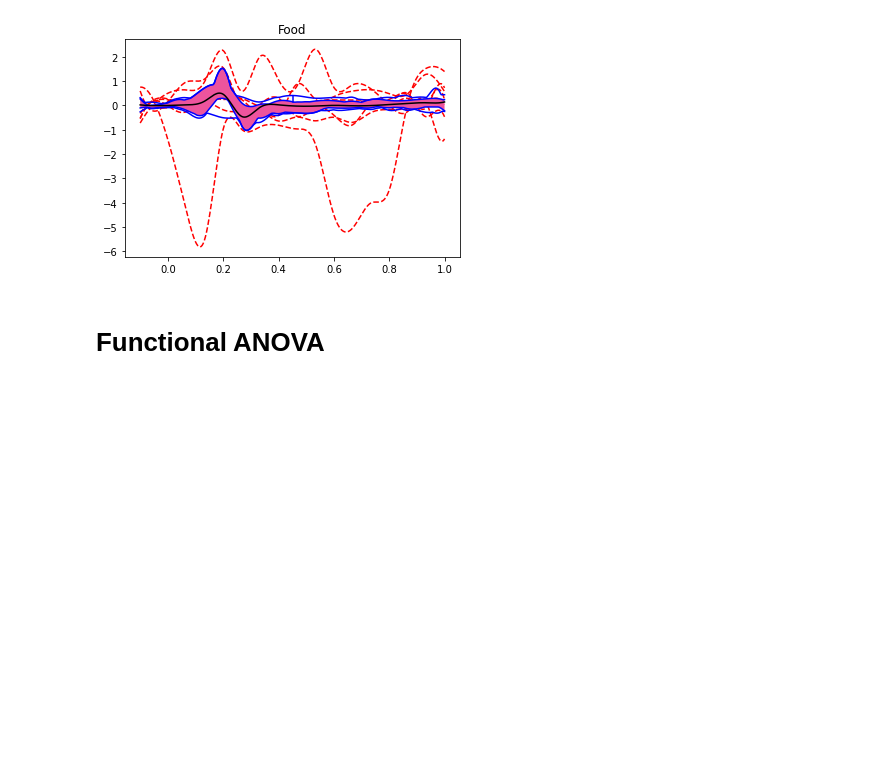
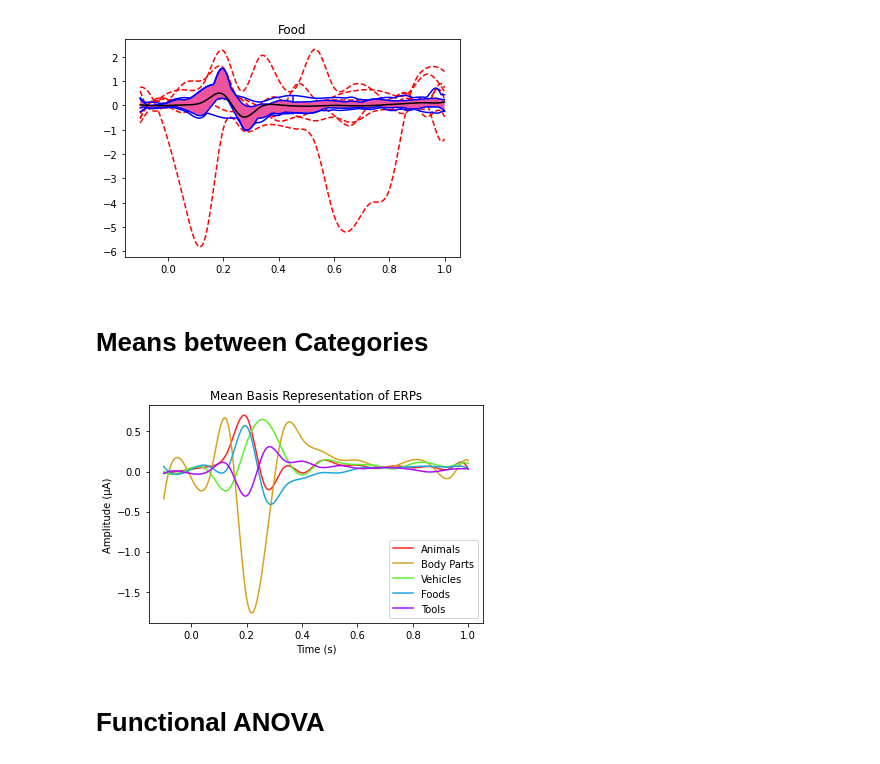
Before and after one commit to jaclaz/FDA-on-visual-ERPs, a Jupyter notebook: Notebooks/Functional Analysis.ipynb, the cells around one changed output. Saved outputs shown, nothing was run; the diff lists cells and outputs as text; code cells hidden in the pictures; blank space fills up the shorter version.

```diff
--- a/Notebooks/Functional Analysis.ipynb
+++ b/Notebooks/Functional Analysis.ipynb
@@ -161,6 +161,22 @@ for idx in outliers:
     data_food = data_food.drop('sub ' + str(idx), axis = 1)
 # %% [output]
 [figure]
+# %% [markdown]
+# Means between Categories
+# %%
+fig=animal.mean().plot(label = 'Animals', color = '#FC2523')
+body.mean().plot(fig, label = 'Body Parts', color = '#D9A21E')
+vehicle.mean().plot(fig, label = 'Vehicles', color = '#58F02E')
+food.mean().plot(fig, label = 'Foods', color = '#1EA7D9')
+tool.mean().plot(fig, label = 'Tools', color = '#A70FFA')
+plt.legend()
+plt.title('Mean Basis Representation of ERPs')
+plt.xlabel('Time (s)')
+plt.ylabel('Amplitude (\u03bcA)')
+plt.savefig('images\\means.png', dpi=300)
+plt.show()
+# %% [output]
+[figure, added]
 # %% [markdown]
 # Functional ANOVA
 # %%
```
Also changed, not shown: parts of 10 cells of this notebook, 12 other files.
